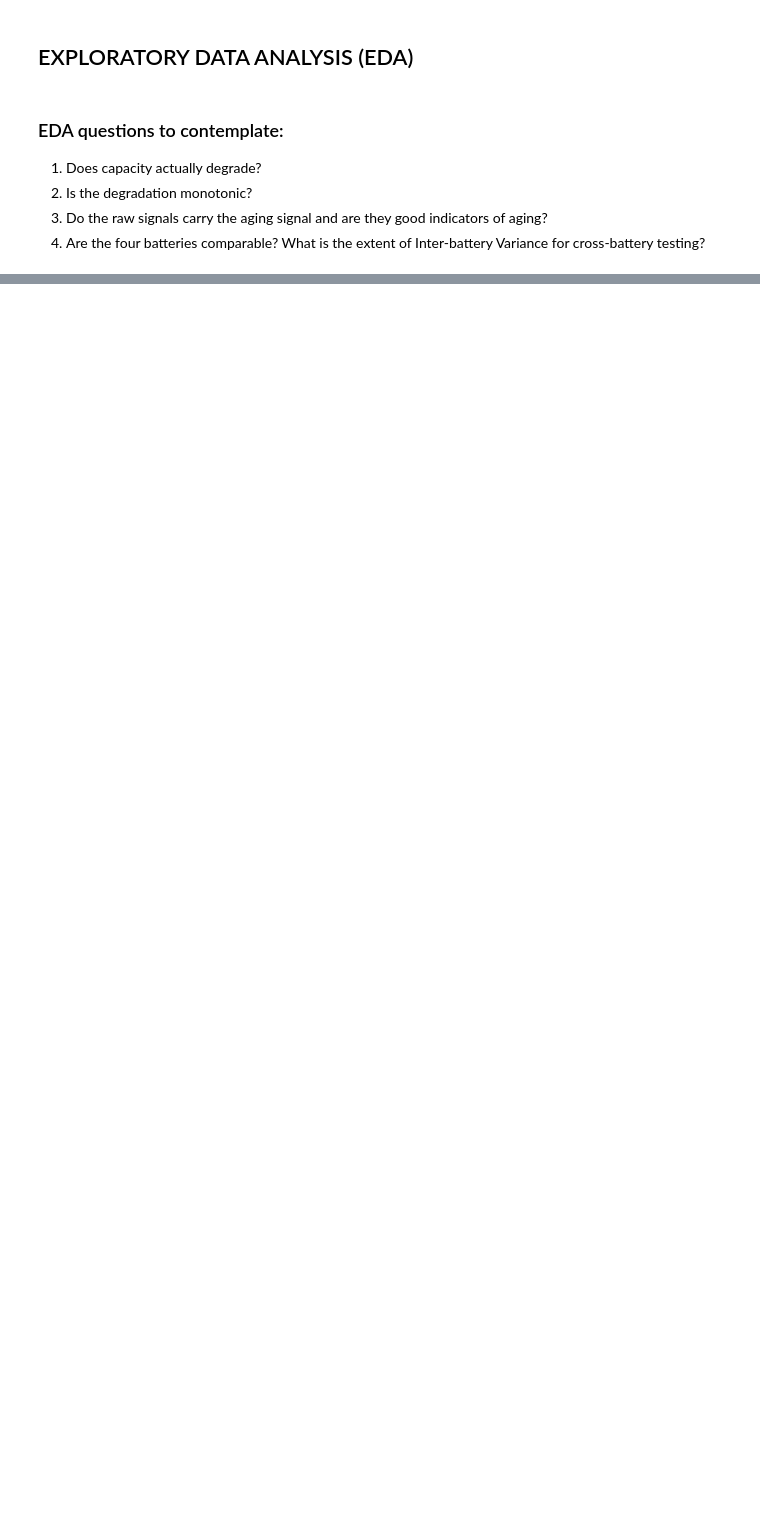
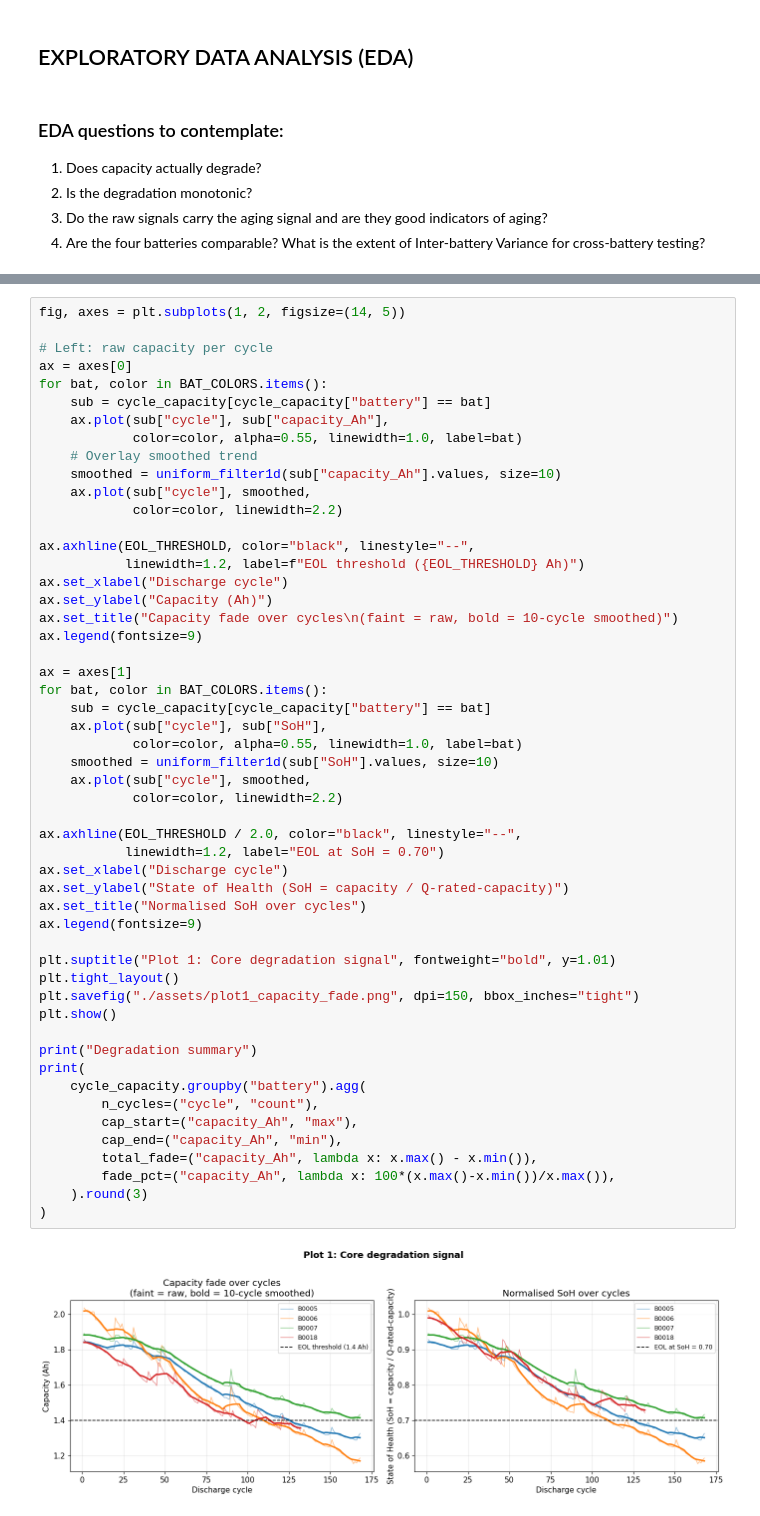
Before and after one commit to adithyaprasadsv/battery-soh-ml, a Jupyter notebook: battery_soh_script.ipynb, the cells around one changed output, grey strips where cells are left out. Drawn from its saved outputs; the diff is of its cells as text; blank space fills up the shorter version.

```diff
--- a/battery_soh_script.ipynb
+++ b/battery_soh_script.ipynb
@@ -575,0 +208,54 @@ If all four hold, the feature engineering choices in Bucket 3 are fully justifie
+# %%
+fig, axes = plt.subplots(1, 2, figsize=(14, 5))
+
+# Left: raw capacity per cycle
+ax = axes[0]
+for bat, color in BAT_COLORS.items():
+    sub = cycle_capacity[cycle_capacity["battery"] == bat]
+    ax.plot(sub["cycle"], sub["capacity_Ah"],
+            color=color, alpha=0.55, linewidth=1.0, label=bat)
+    # Overlay smoothed trend
+    smoothed = uniform_filter1d(sub["capacity_Ah"].values, size=10)
+    ax.plot(sub["cycle"], smoothed,
+            color=color, linewidth=2.2)
+
+ax.axhline(EOL_THRESHOLD, color="black", linestyle="--",
+           linewidth=1.2, label=f"EOL threshold ({EOL_THRESHOLD} Ah)")
+ax.set_xlabel("Discharge cycle")
+ax.set_ylabel("Capacity (Ah)")
+ax.set_title("Capacity fade over cycles\n(faint = raw, bold = 10-cycle smoothed)")
+ax.legend(fontsize=9)
+
+ax = axes[1]
+for bat, color in BAT_COLORS.items():
+    sub = cycle_capacity[cycle_capacity["battery"] == bat]
+    ax.plot(sub["cycle"], sub["SoH"],
+            color=color, alpha=0.55, linewidth=1.0, label=bat)
+    smoothed = uniform_filter1d(sub["SoH"].values, size=10)
+    ax.plot(sub["cycle"], smoothed,
+            color=color, linewidth=2.2)
+
+ax.axhline(EOL_THRESHOLD / 2.0, color="black", linestyle="--",
+           linewidth=1.2, label="EOL at SoH = 0.70")
+ax.set_xlabel("Discharge cycle")
+ax.set_ylabel("State of Health (SoH = capacity / Q-rated-capacity)")
+ax.set_title("Normalised SoH over cycles")
+ax.legend(fontsize=9)
+
+plt.suptitle("Plot 1: Core degradation signal", fontweight="bold", y=1.01)
+plt.tight_layout()
+plt.savefig("./assets/plot1_capacity_fade.png", dpi=150, bbox_inches="tight")
+plt.show()
+
+print("Degradation summary")
+print(
+    cycle_capacity.groupby("battery").agg(
+        n_cycles=("cycle", "count"),
+        cap_start=("capacity_Ah", "max"),
+        cap_end=("capacity_Ah", "min"),
+        total_fade=("capacity_Ah", lambda x: x.max() - x.min()),
+        fade_pct=("capacity_Ah", lambda x: 100*(x.max()-x.min())/x.max()),
+    ).round(3)
+)
+# %% [output]
+[figure, added]
```
Also changed, not shown: parts of 56 cells of this notebook, 6 other files.
